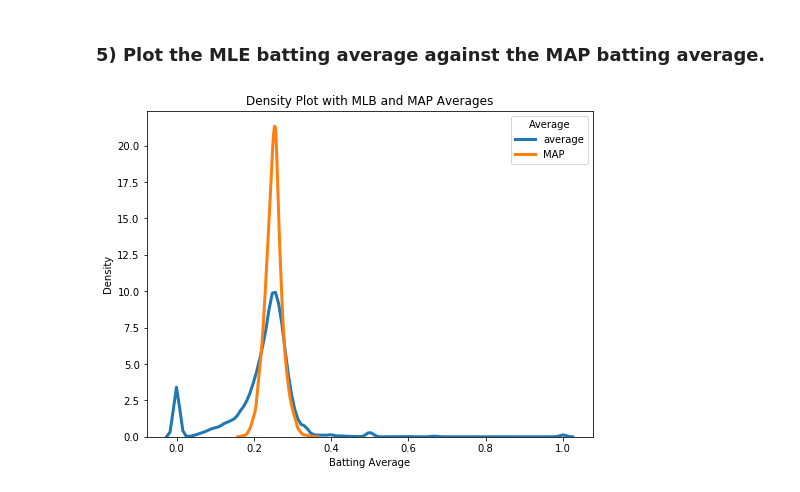
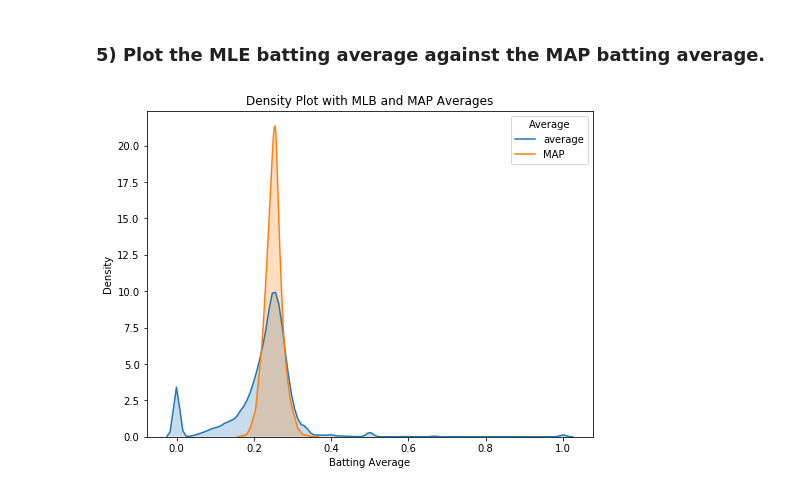
Before and after one commit to Agelf123/bayes_2, a Jupyter notebook: beta-distribution-baseball-hits.ipynb, the cells around one changed output. Drawn from its saved outputs; the diff is of its cells as text; code cells hidden in the pictures.

```diff
--- a/beta-distribution-baseball-hits.ipynb
+++ b/beta-distribution-baseball-hits.ipynb
@@ -160,19 +165,20 @@ data.sort_values(by = ['MAP'], ascending = [True]).head(3)
 # %%
 # adapted from https://towardsdatascience.com/histograms-and-density-plots-in-python-f6bda88f5ac0
 # List of averages to plot
 averages = ['average', 'MAP']
 plt.figure(figsize=(8,6))
 
 for average in averages:
     # Draw the density plot
-    sns.distplot(data[average], hist = False, kde = True,
-                 kde_kws = {'linewidth': 3},
+    sns.kdeplot(data[average],
+
                  label = average,
+                 shade=True
                 )
 # Plot formatting
 plt.legend(prop={'size': 10}, title = 'Average')
 plt.title('Density Plot with MLB and MAP Averages')
 plt.xlabel('Batting Average')
 plt.ylabel('Density');
 # %% [output]
-[figure, old version]
+[figure, new version]
```
Also changed, not shown: parts of 3 cells of this notebook.
